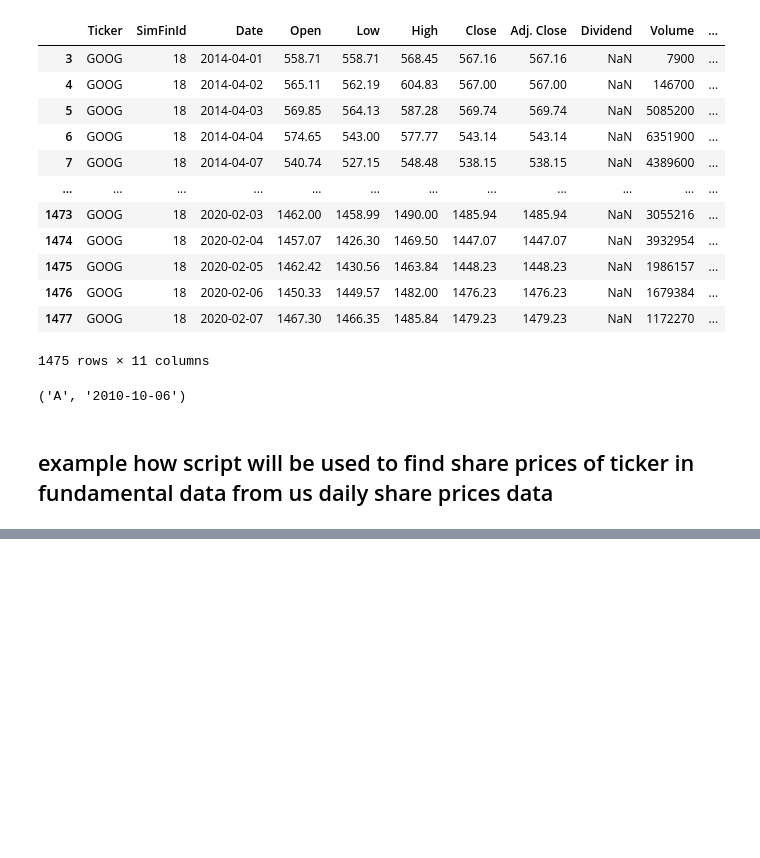
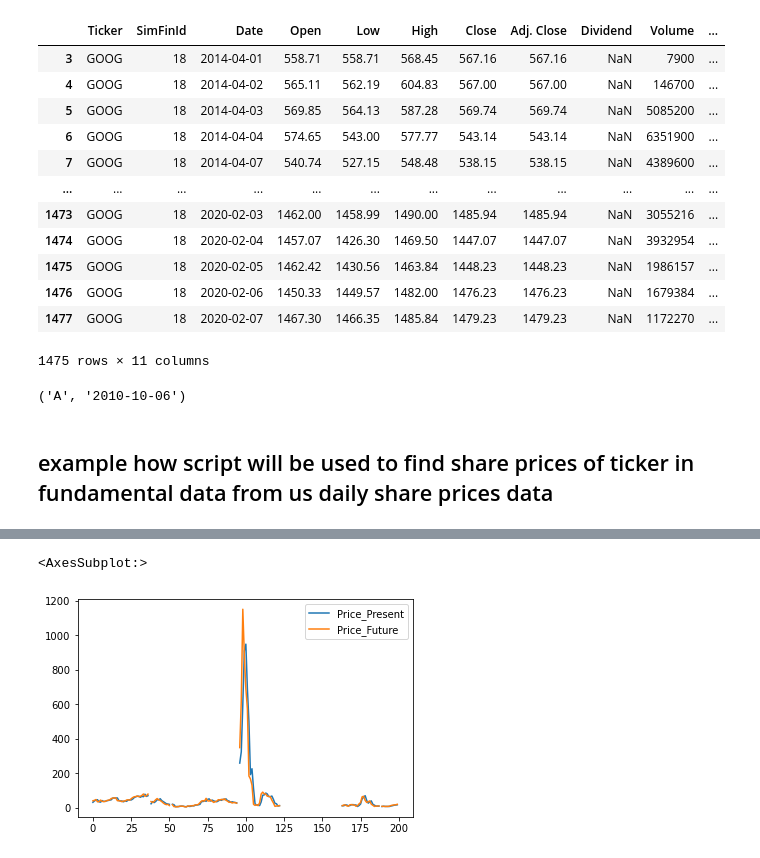
Before and after one commit to Kaushal1011/CSE523-Machine-Learning-Quantcats, a Jupyter notebook: Initial Notebook.ipynb, the cells around one changed output, grey strips where cells are left out. Saved outputs shown, nothing was run; the diff lists cells and outputs as text; code cells hidden in the pictures; blank space fills up the shorter version.

```diff
--- a/Initial Notebook.ipynb
+++ b/Initial Notebook.ipynb
@@ -143,0 +176,4 @@ daily_price.loc[(daily_price.Ticker ==fundamen_data.loc[0]['Ticker'] )& (daily_p
+# %%
+fundamen_data['Publish Date DT']=pd.to_datetime(fundamen_data["Publish Date"])
+# %%
+daily_price['Date DT']=pd.to_datetime(daily_price['Date'])
@@ -143,0 +195,8 @@ daily_price.loc[(daily_price.Ticker ==fundamen_data.loc[0]['Ticker'] )& (daily_p
+# %%
+price_df=pd.DataFrame()
+price_df['Ticker']=fundamen_data['Ticker'][0:200]
+# dummy assign to create columns
+price_df['Price_Present']=fundamen_data['Ticker'][0:200]
+price_df['Price_Future']=fundamen_data['Ticker'][0:200]
+price_df['Label']=fundamen_data['Ticker'][0:200]
+print(len(price_df))
@@ -143,0 +216,17 @@ daily_price.loc[(daily_price.Ticker ==fundamen_data.loc[0]['Ticker'] )& (daily_p
+# %%
+from tqdm import tqdm
+for i in tqdm(range(200)):
+    try:
+        price_df['Price_Present'][i]=daily_price.loc[(daily_price.Ticker==fundamen_data.loc[i]['Ticker'] )& (daily_price['Date DT'] >= fundamen_data.loc[i]['Publish Date DT'])]['Close'].iloc[0]
+        price_df['Price_Future'][i]=daily_price.loc[(daily_price.Ticker==fundamen_data.loc[i]['Ticker'] )& (daily_price['Date DT'] >= (fundamen_data.loc[i]['Publish Date DT']+pd.DateOffset(months=3)))]['Close'].iloc[0]
+        curr=price_df['Price_Present'][i]
+        fut=price_df['Price_Future'][i]
+        if fut>=(curr+0.03*curr):
+            price_df['Label'][i]=0
+        elif fut<=(curr-0.03*curr):
+            price_df['Label'][i]=1
+        else:
+            price_df['Label'][i]=2
+    except:
+        price_df['Price_Present'][i]=np.NaN
+        price_df['Price_Future'][i]=np.NaN
@@ -143,0 +253,5 @@ daily_price.loc[(daily_price.Ticker ==fundamen_data.loc[0]['Ticker'] )& (daily_p
+# %%
+price_df.plot()
+# %% [output]
+<AxesSubplot:>
+[figure, added]
```
Also changed, not shown: parts of 26 cells of this notebook.
